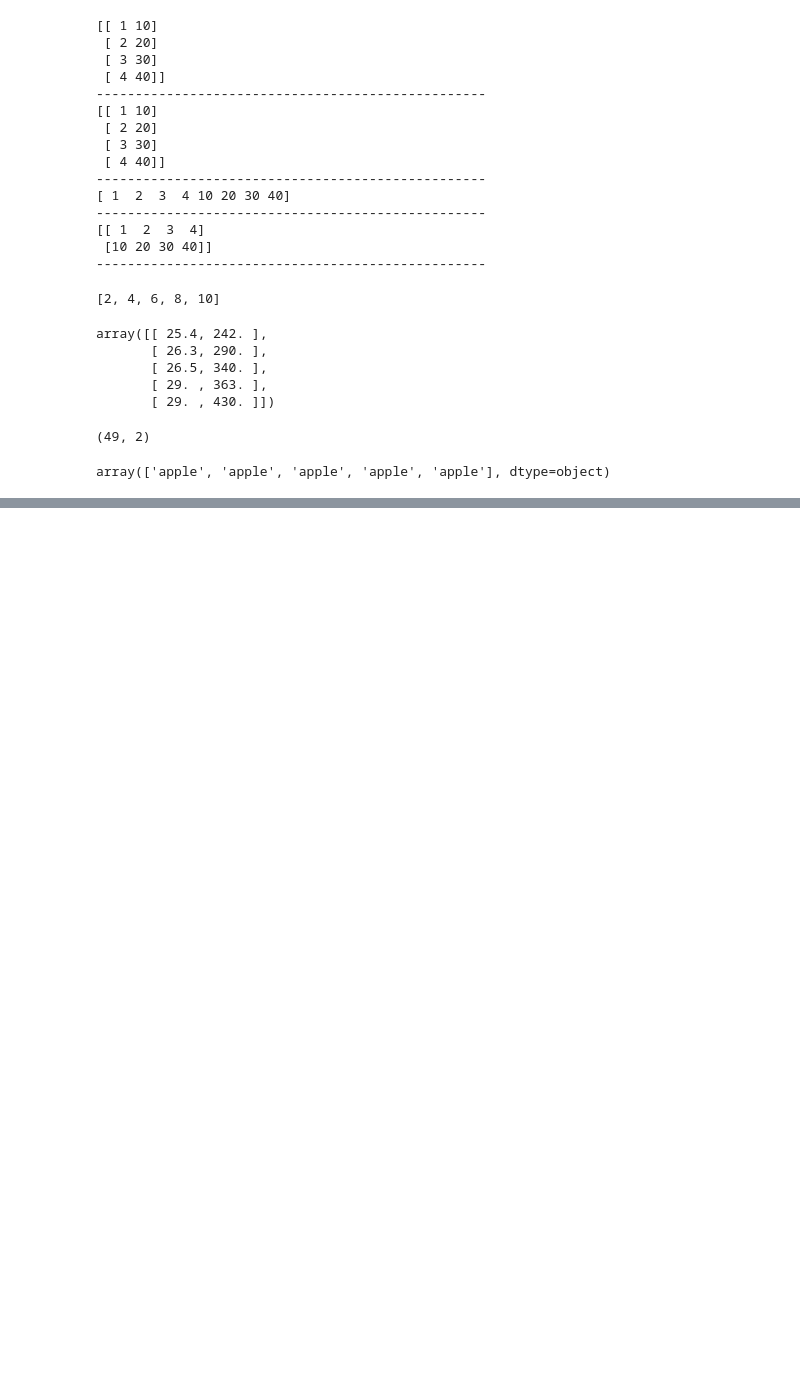
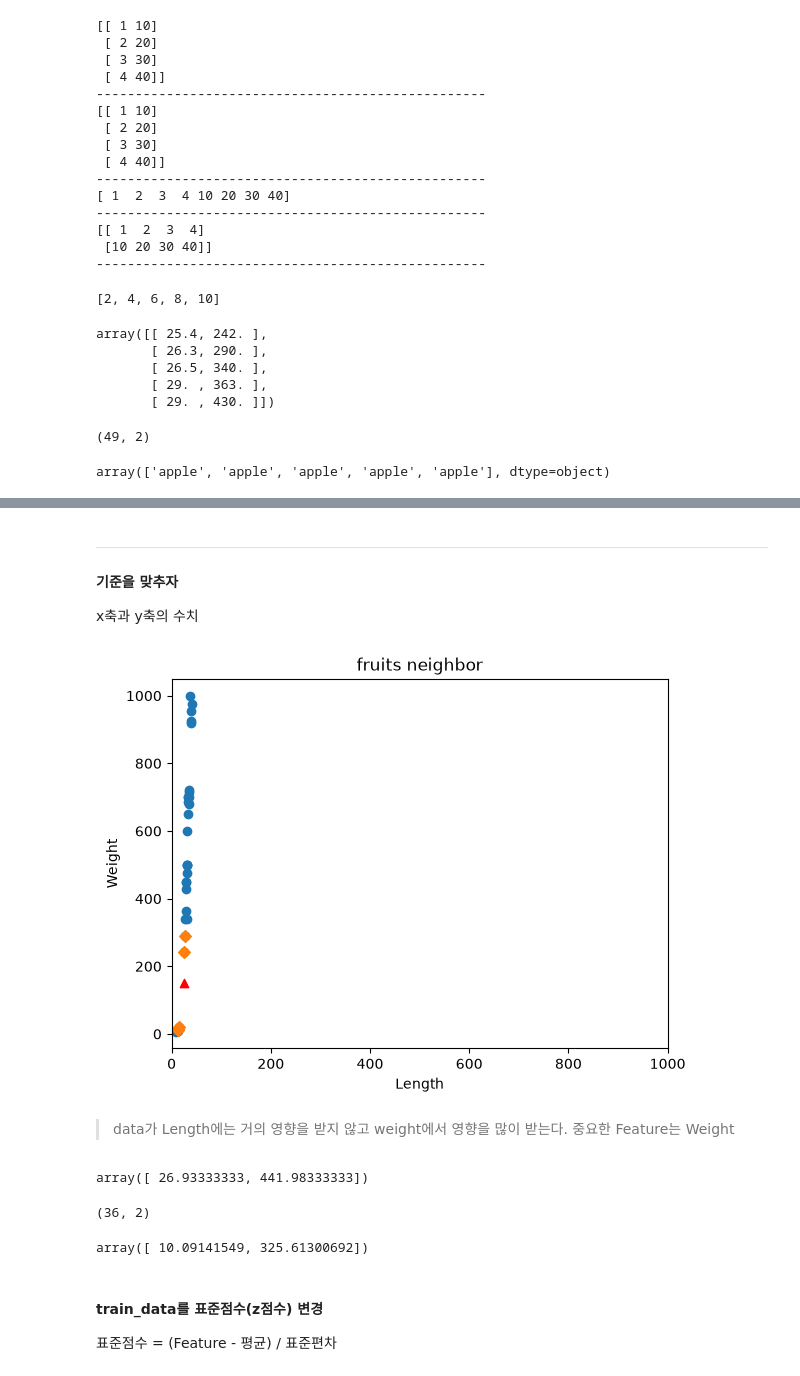
Before and after one commit to xywon0219nate-blip/Machine-Learning, a Jupyter notebook: Note/06.정교한 결과 도출을 위한 데이터 전처리.ipynb, the cells around one changed output, grey strips where cells are left out. Saved outputs shown, nothing was run; the diff lists cells and outputs as text; code cells hidden in the pictures; blank space fills up the shorter version.

```diff
--- a/Note/06.정교한 결과 도출을 위한 데이터 전처리.ipynb
+++ b/Note/06.정교한 결과 도출을 위한 데이터 전처리.ipynb
@@ -94,0 +199,51 @@ array(['apple', 'apple', 'apple', 'apple', 'apple'], dtype=object)
+# %% [markdown]
+----
+#### 기준을 맞추자
+x축과 y축의 수치
+# %%
+# 이웃의 위치를 출력
+plt.scatter(
+   train_input[:,0],
+   train_input[:,1]
+)
+
+plt.scatter(
+   25,
+   150,
+   marker="^",
+   c="red"
+)
+
+plt.scatter(
+   train_input[indexes,0],
+   train_input[indexes,1],
+   marker='D'
+)
+
+plt.xlim(0,1000)
+plt.xlabel('Length')
+plt.ylabel('Weight')
+plt.title('fruits neighbor')
+plt.show()
+# %% [output]
+[figure, added]
+# %% [markdown]
+> data가 Length에는 거의 영향을 받지 않고 weight에서 영향을 많이 받는다. 중요한 Feature는 Weight
+# %%
+# Length와 Weigth의 평균과 표준편차
+mean = np.mean(train_input, axis=0) # shape를 찍어보면 알 수 있음. (데이터 차원에 따라 0,1이 변경됨)
+mean
+# %% [output]
+array([ 26.93333333, 441.98333333])
+# %%
+train_input.shape
+# %% [output]
+(36, 2)
+# %%
+std = np.std(train_input, axis=0)
+std
+# %% [output]
+array([ 10.09141549, 325.61300692])
+# %% [markdown]
+#### train_data를 표준점수(z점수) 변경
+표준점수 = (Feature - 평균) / 표준편차
```
Also changed, not shown: parts of 29 cells of this notebook, 4 other files.
